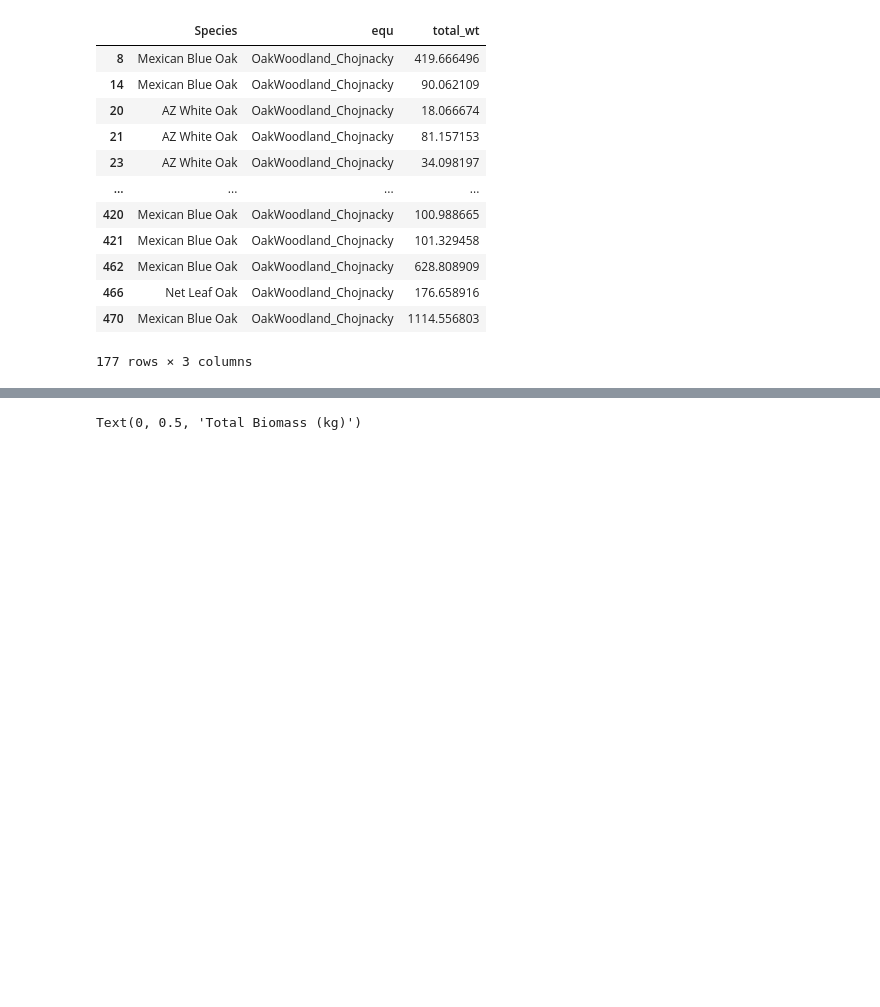
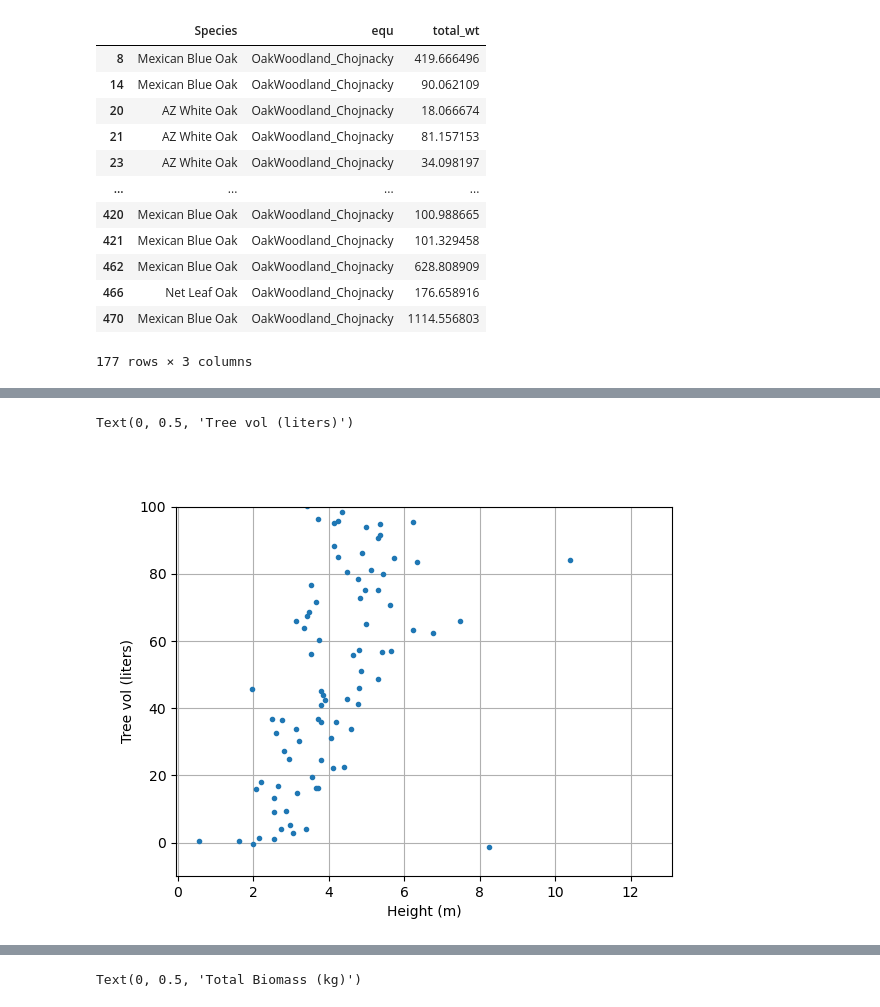
Before and after one commit to SWFireInnovation/biomass, a Jupyter notebook: labs/FtHuachucah_biomass.ipynb, the cells around one changed output, grey strips where cells are left out. Drawn from its saved outputs; the diff is of its cells as text; code cells hidden in the pictures; blank space fills up the shorter version.

```diff
--- a/labs/FtHuachucah_biomass.ipynb
+++ b/labs/FtHuachucah_biomass.ipynb
@@ -108,0 +192,12 @@ wt.ldata.df.loc[eq, ['Species', 'equ', 'total_wt']]
+# %%
+plt.figure()
+plt.plot(df_clean['HT'], br, linestyle='', marker='.')
+plt.grid('on')
+
+plt.ylim([-10, 100])
+
+plt.xlabel('Height (m)')
+plt.ylabel('Tree vol (liters)')
+# %% [output]
+Text(0, 0.5, 'Tree vol (liters)')
+[figure, added]
```
Also changed, not shown: parts of 40 cells of this notebook, 2 other files.
